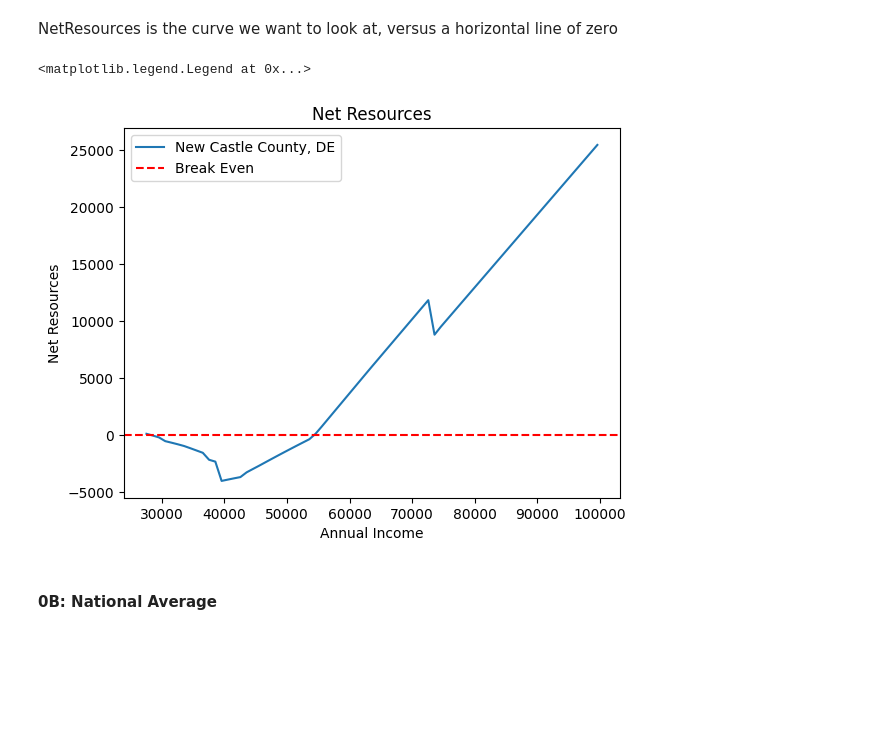
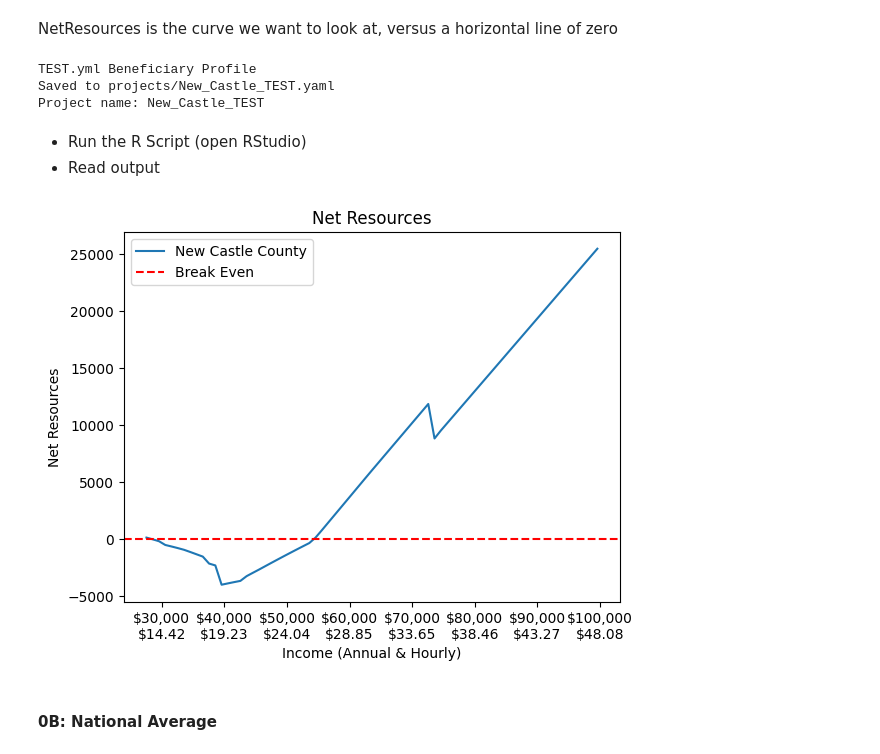
Before and after one commit to apsocarras/policy-rules-database, a Jupyter notebook: cliff-curve.ipynb, the cells around one changed output. Saved outputs shown, nothing was run; the diff lists cells and outputs as text; code cells hidden in the pictures; blank space fills up the shorter version.

Commit message:
WIP: Plot jobs data

```diff
--- a/cliff-curve.ipynb
+++ b/cliff-curve.ipynb
@@ -104,25 +44,7 @@ Length: 73, dtype: float64
 # %% [markdown]
 NetResources is the curve we want to look at, versus a horizontal line of zero
 # %%
-y = df['NetResources']
-x = df['income']
-
-plt.plot(x,y, label='New Castle County, DE')
-
-# Add a horizontal line
-plt.axhline(y=0, color='r', linestyle='--', label='Break Even')
-
-# Add labels and legend
-plt.xlabel('Annual Income')
-plt.ylabel('Net Resources')
-
 # Net Resources: (income+income.gift+income.investment
                 # +income.child_support+value.employerhealthcare+total.transfers
                 # +value.assistance.other-value.tuition.net)
                 # - (total.taxes-total.expenses-studentLoanRepayment-value.loans)
-
-plt.title('Net Resources')
-plt.legend()
-# %% [output]
-<matplotlib.legend.Legend at 0x...>
-[figure, removed]
@@ -137,2 +51,40 @@ plt.legend()
+# %%
+## Create the yaml file with the income growth intervals
+print('TEST.yml Beneficiary Profile')
+with open(os.path.join('projects', 'TEST.yml'), 'r') as file:
+    test_config = yaml.full_load(file)
+
+changes_dict = {'income_start':27560,
+ 'income_end':100000,
+ 'income_increase_by':1000,
+ 'locations':['New Castle County, DE']}
+
+new_castle_config = utils.create_ben_profile_dict(**changes_dict)
+
+## Save the new config to projects
+project_name = 'New_Castle_TEST'
+utils.save_config(new_castle_config, project_name=project_name)
+
+## Print summary
+# utils.print_ben_sum(new_castle_config)
+# %% [output]
+TEST.yml Beneficiary Profile
+Saved to projects/New_Castle_TEST.yaml
+Project name: New_Castle_TEST
+# %% [markdown]
+
+* Run the R Script (open RStudio)
+* Read output
+# %%
+df = utils.read_output('New_Castle_TEST')
+df.T.dropna()
+
+## plot curve
+y = df['NetResources']
+x = df['income']
+label_curve = 'New Castle County'
+utils.plot_ben_cliff(x,y,label_curve)
+# %% [output]
+[figure, added]
 # %% [markdown]
 #### 0B: National Average
```
Also changed, not shown: parts of 27 cells of this notebook, 1 other file.
